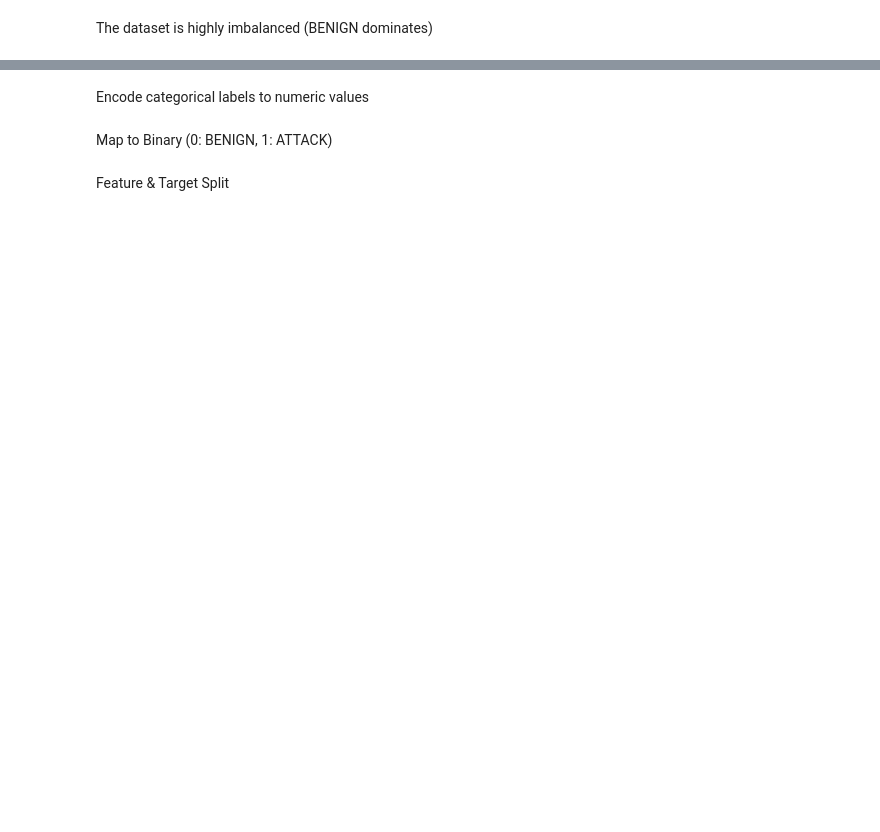
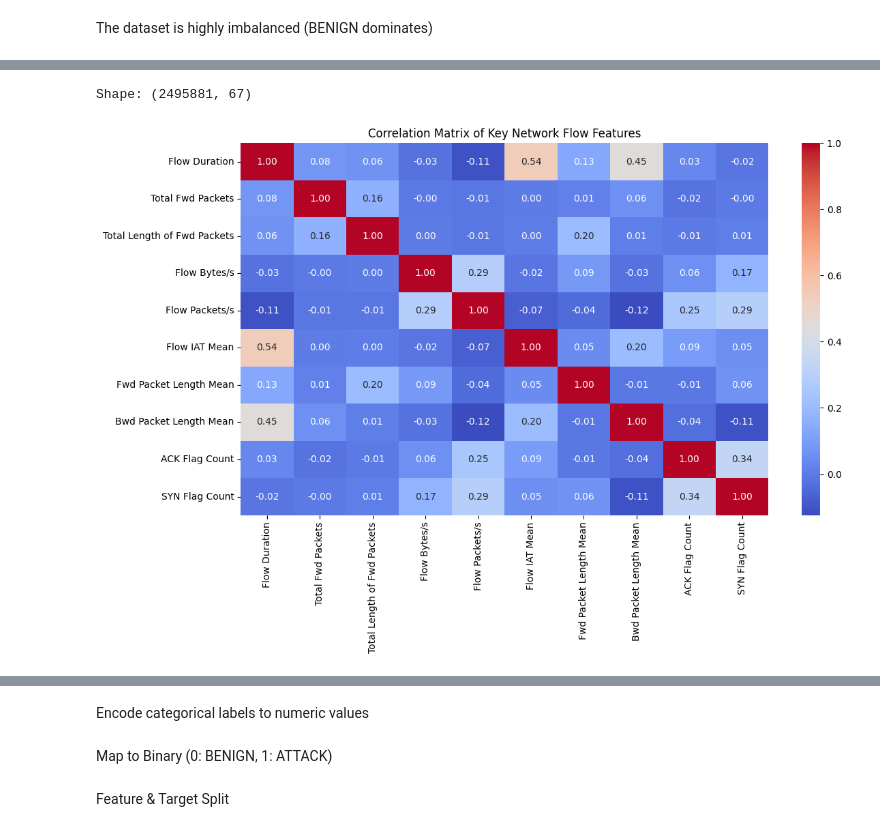
Before and after one commit to Team4-Project2-Sic/Network-Intrusion_Project2_SIC, a Jupyter notebook: project2_Sic_Coding.ipynb, the cells around one changed output, grey strips where cells are left out. Saved outputs shown, nothing was run; the diff lists cells and outputs as text; code cells hidden in the pictures; blank space fills up the shorter version.

```diff
--- a/project2_Sic_Coding.ipynb
+++ b/project2_Sic_Coding.ipynb
@@ -224,0 +310,19 @@ plt.show()
+# %%
+# Delete Columns the corr is very near
+cols_to_drop = ['Total Backward Packets', 'Total Length of Bwd Packets']
+key_cols = [col for col in key_cols if col not in cols_to_drop]
+df_data.drop(columns=cols_to_drop, inplace=True , errors='ignore')
+print("Shape:", df_data.shape)
+# %% [output]
+Shape: (2495881, 67)
+# %%
+# Check Heatmap Again
+
+plt.figure(figsize=(12, 8))
+corr = df_data[key_cols].corr()
+sns.heatmap(corr, annot=True, fmt=".2f", cmap="coolwarm", cbar=True)
+plt.title("Correlation Matrix of Key Network Flow Features")
+plt.tight_layout()
+plt.show()
+# %% [output]
+[figure, added]
```
Also changed, not shown: parts of 30 cells of this notebook.
